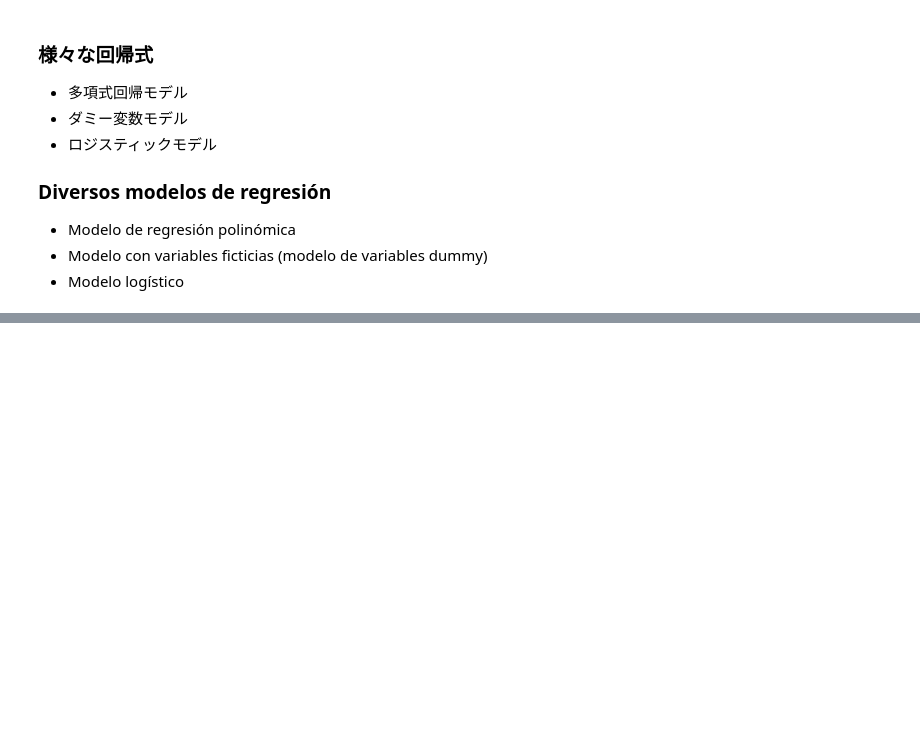
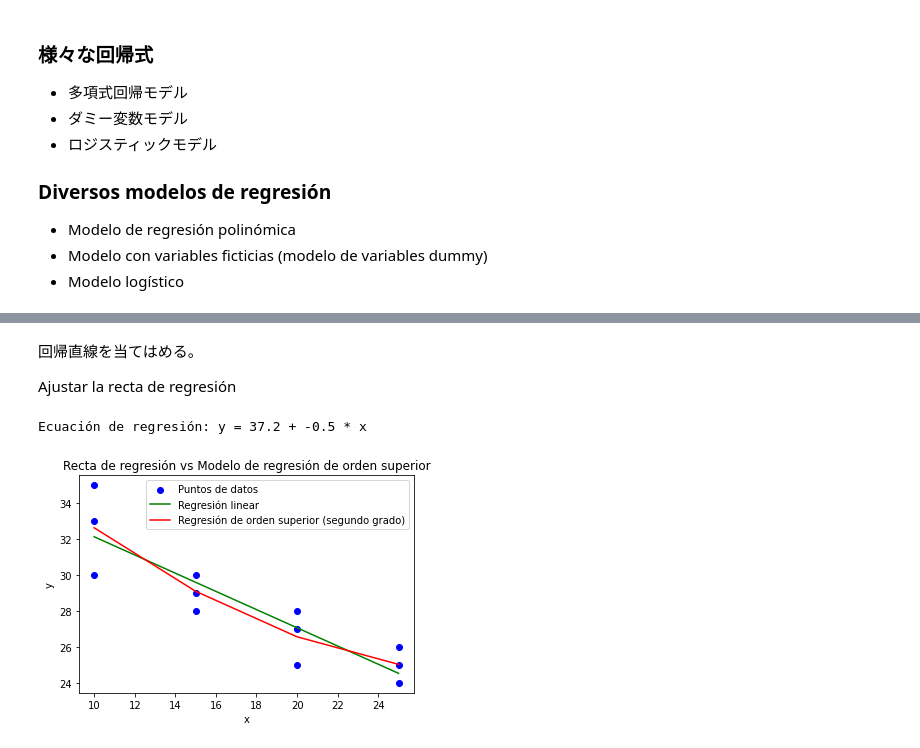
Before and after one commit to HiroshiATakano/QCKentei1, a Jupyter notebook: QCKentei1-9.ipynb, the cells around one changed output, grey strips where cells are left out. Saved outputs shown, nothing was run; the diff lists cells and outputs as text; code cells hidden in the pictures; blank space fills up the shorter version.

```diff
--- a/QCKentei1-9.ipynb
+++ b/QCKentei1-9.ipynb
@@ -1564,0 +1936,14 @@ El método de selección sucesiva se divide en
+# %%
+# スプレッドシートを開く（URLまたはスプレッドシートIDを使用）
+SPREADSHEET_ID = "1Ma7ehT4TAnkUwJjspP-C3mwJA1hYmbJr8B9GJSFI0lU"
+sheet = client.open_by_key(SPREADSHEET_ID).worksheet("Sheet15") # 最初のシートを取得
+
+# データを取得
+list_of_lists = sheet.get_all_values()
+df = pd.DataFrame.from_records(list_of_lists)
+df.columns = df.iloc[0]
+df = df.drop(index=0)
+df = df.apply(pd.to_numeric)
+
+print("Tabla 14.1")
+display(df)
@@ -1564,0 +1991,54 @@ El método de selección sucesiva se divide en
+# %% [markdown]
+回帰直線を当てはめる。
+
+Ajustar la recta de regresión
+# %%
+from sklearn.preprocessing import PolynomialFeatures
+from sklearn.linear_model import LinearRegression
+
+
+df_long = df.melt(id_vars=['x'], var_name='category', value_name='y')
+df_long = df_long[['x','y']]
+df_long['x^2'] = df_long['x']**2
+
+# Obtener los coeficientes de la ecuación de regresión
+df = df_long.copy()
+df = df.sort_values(by=['x'])
+
+# Definición de las Características（x）y el Objetivo（y）
+X = df[['x']]  # Usar x como característica
+y = df['y']    # Usar y como objetivo
+
+# Crear un modelo de regrasión lineal (de primer grado)
+linear_model = LinearRegression()
+linear_model.fit(X, y)
+
+b1 = linear_model.coef_[0]
+b0 = linear_model.intercept_
+
+# Crear un modelo de regresión polinómica (de segundo grado)
+poly = PolynomialFeatures(degree=2)
+X_poly = poly.fit_transform(X)
+poly_model = LinearRegression()
+poly_model.fit(X_poly, y)
+
+# Calcular los valores predichos
+y_linear_pred = linear_model.predict(X)
+y_poly_pred = poly_model.predict(X_poly)
+
+
+# Mostrar la ecuación de regresión
+print(f"Ecuación de regresión: y = {b0:.1f} + {b1:.1f} * x")
+
+# Recta de regresión
+plt.scatter(X, y, color='blue', label='Puntos de datos')
+plt.plot(X, y_linear_pred, color='green', label='Regresión linear')
+plt.plot(X, y_poly_pred, color='red', label='Regresión de orden superior (segundo grado)')
+plt.xlabel('x')
+plt.ylabel('y')
+plt.legend()
+plt.title('Recta de regresión vs Modelo de regresión de orden superior')
+plt.show()
+# %% [output]
+Ecuación de regresión: y = 37.2 + -0.5 * x
+[figure, added]
```
Also changed, not shown: parts of 83 cells of this notebook, 13 other files.
